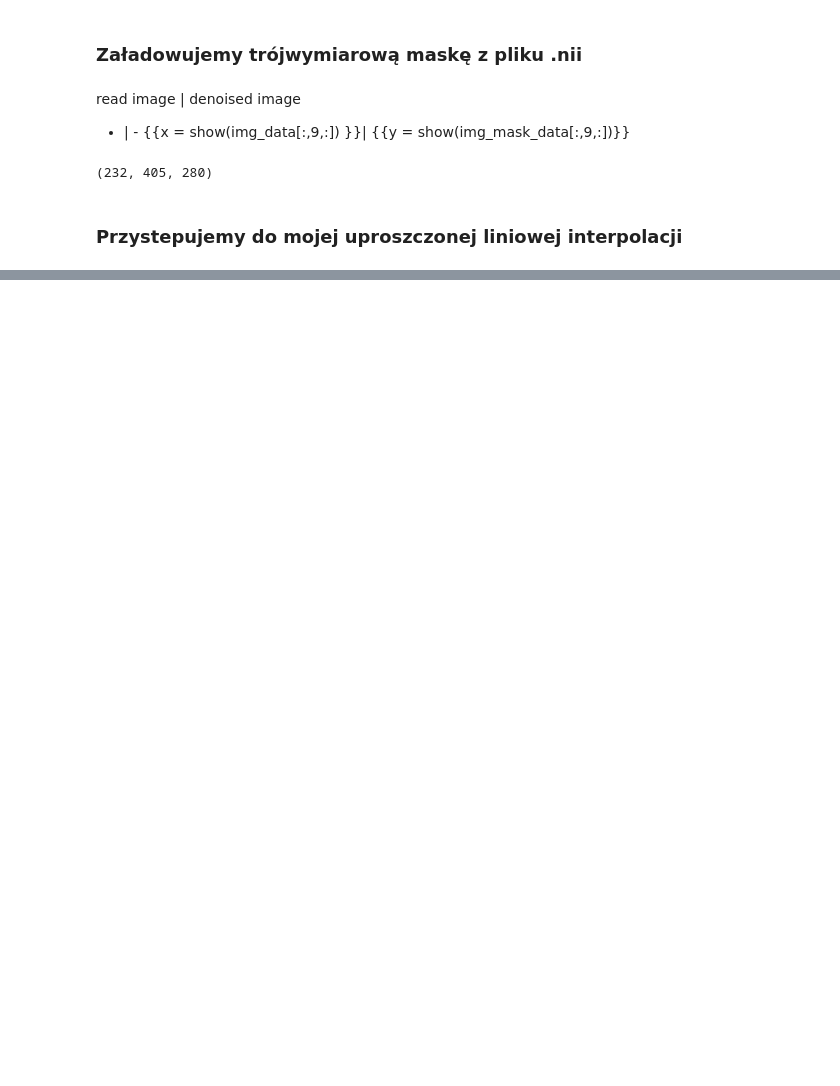
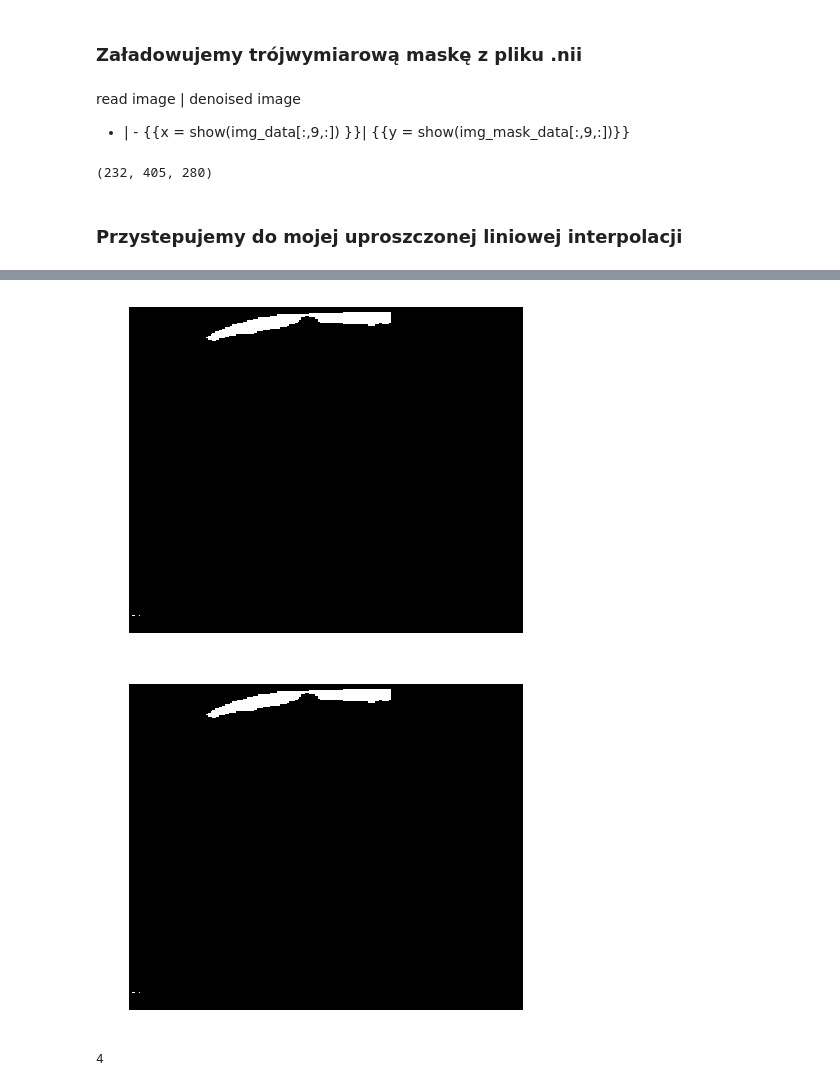
Before and after one commit to michalstepniewski/symmetry, a Jupyter notebook: Interpolation.ipynb, the cells around one changed output, grey strips where cells are left out. Saved outputs shown, nothing was run; the diff lists cells and outputs as text; code cells hidden in the pictures; blank space fills up the shorter version.

```diff
--- a/Interpolation.ipynb
+++ b/Interpolation.ipynb
@@ -95,0 +112,2 @@ interp_mask = simple_interpolation(img_mask_data)
+# %%
+slice_i = img_mask_data[:,93,:]
@@ -95,0 +118,5 @@ interp_mask = simple_interpolation(img_mask_data)
+# %%
+show(slice_i==2)
+# %% [output]
+[figure, added]
+[figure, added]
@@ -95,0 +130,4 @@ interp_mask = simple_interpolation(img_mask_data)
+# %%
+df['y'].min()
+# %% [output]
+4
```
Also changed, not shown: parts of 24 cells of this notebook.
